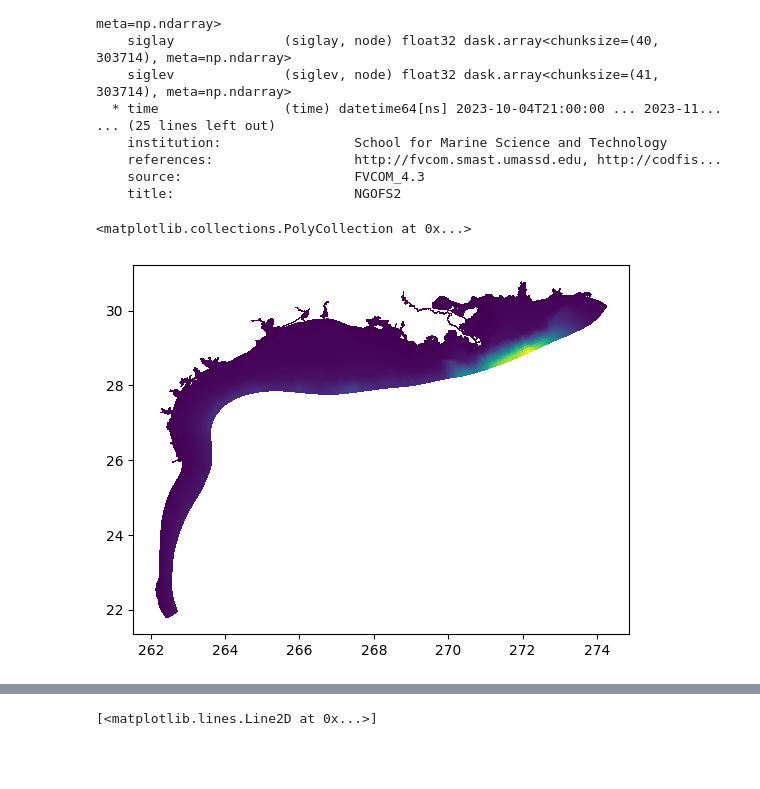
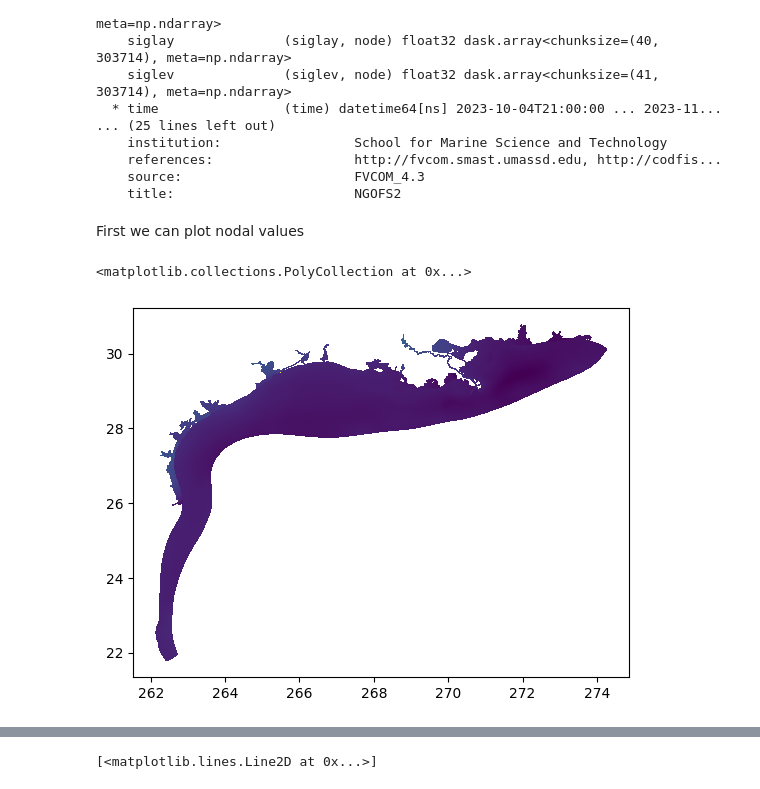
Before and after one commit to mpiannucci/ocean-notebooks, a Jupyter notebook: ngofs2_best.ipynb, the cells around one changed output, grey strips where cells are left out. Drawn from its saved outputs; the diff is of its cells as text; code cells hidden in the pictures; blank space fills up the shorter version.

Commit message:
Zonal plotting

```diff
--- a/ngofs2_best.ipynb
+++ b/ngofs2_best.ipynb
@@ -40,9 +40,12 @@ Coordinates:
     references:                  http://fvcom.smast.umassd.edu, http://codfis...
     source:                      FVCOM_4.3
     title:                       NGOFS2
+# %% [markdown]
+First we can plot nodal values
 # %%
-tris = tri.Triangulation(ds.lon, ds.lat, ds.nv.isel(time=0).T - 1)
-plt.tripcolor(tris, ds.h.isel(time=0), shading='flat')
+zeta = ds.zeta.isel(time=0)
+tris = tri.Triangulation(zeta.cf['longitude'], zeta.cf['latitude'], ds.nv.isel(time=0).T - 1)
+plt.tripcolor(tris, zeta, shading='flat')
 # %% [output]
 <matplotlib.collections.PolyCollection at 0x...>
-[figure, old version]
+[figure, new version]
```
Also changed, not shown: parts of 3 cells of this notebook.
